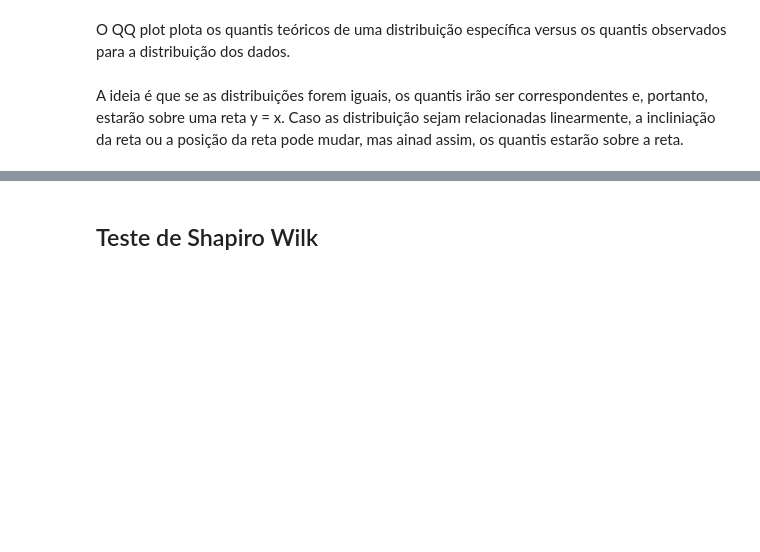
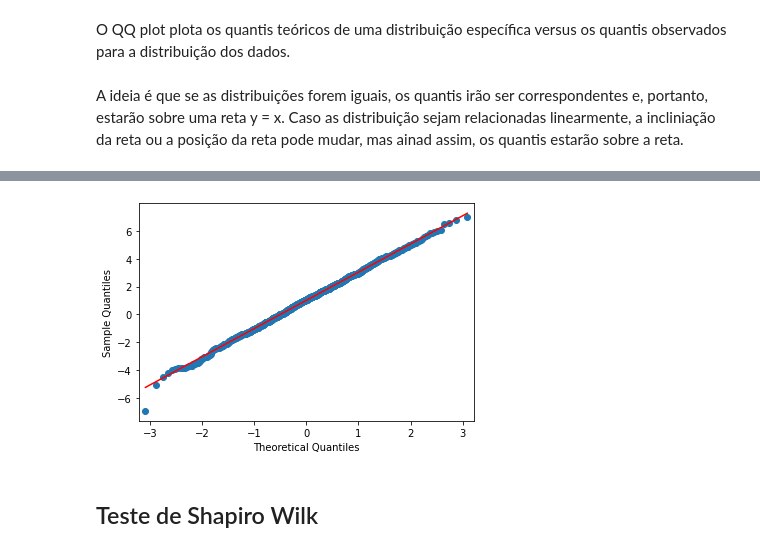
Before and after one commit to brondevitor/Python_Jorney, a Jupyter notebook: Regressão/Regressão III.ipynb, the cells around one changed output, grey strips where cells are left out. Cells and saved outputs as stored; diff of their text form; code cells hidden in the pictures; blank space fills up the shorter version.

```diff
--- a/Regressão/Regressão III.ipynb
+++ b/Regressão/Regressão III.ipynb
@@ -109,3 +119,11 @@ A ideia é que se as distribuições forem iguais, os quantis irão ser correspo
+# %%
+# QQ plot de uma distribuição normal de média 1 e desvio 2
+normal_data= np.random.normal(loc=1, scale=2, size=1000)
+# q-q plot
+qqplot(normal_data, line='s')
+plt.show()
+# %% [output]
+[figure, added]
 # %% [markdown]
 ## Teste de Shapiro Wilk
 # %% [markdown]
```
Also changed, not shown: parts of 5 cells of this notebook.
